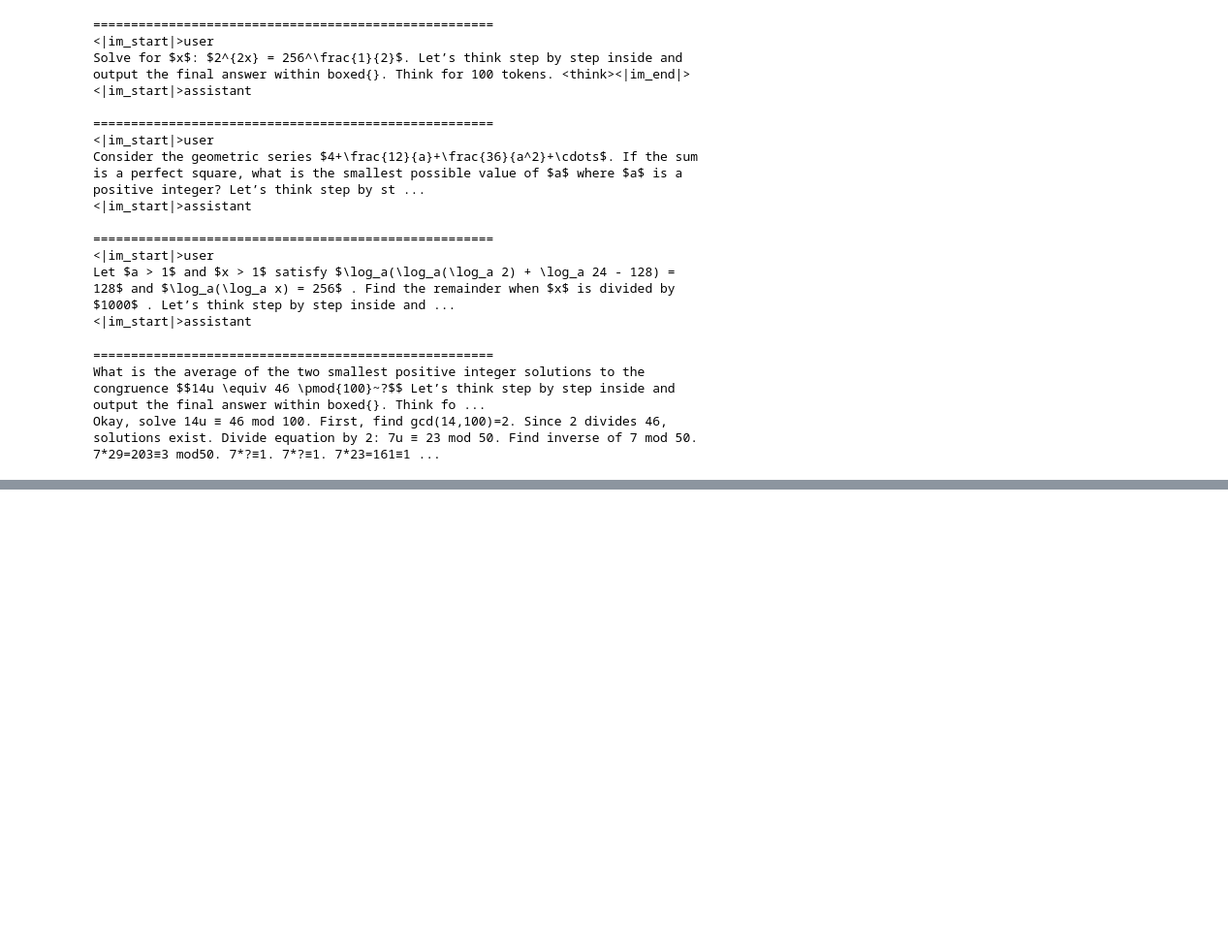
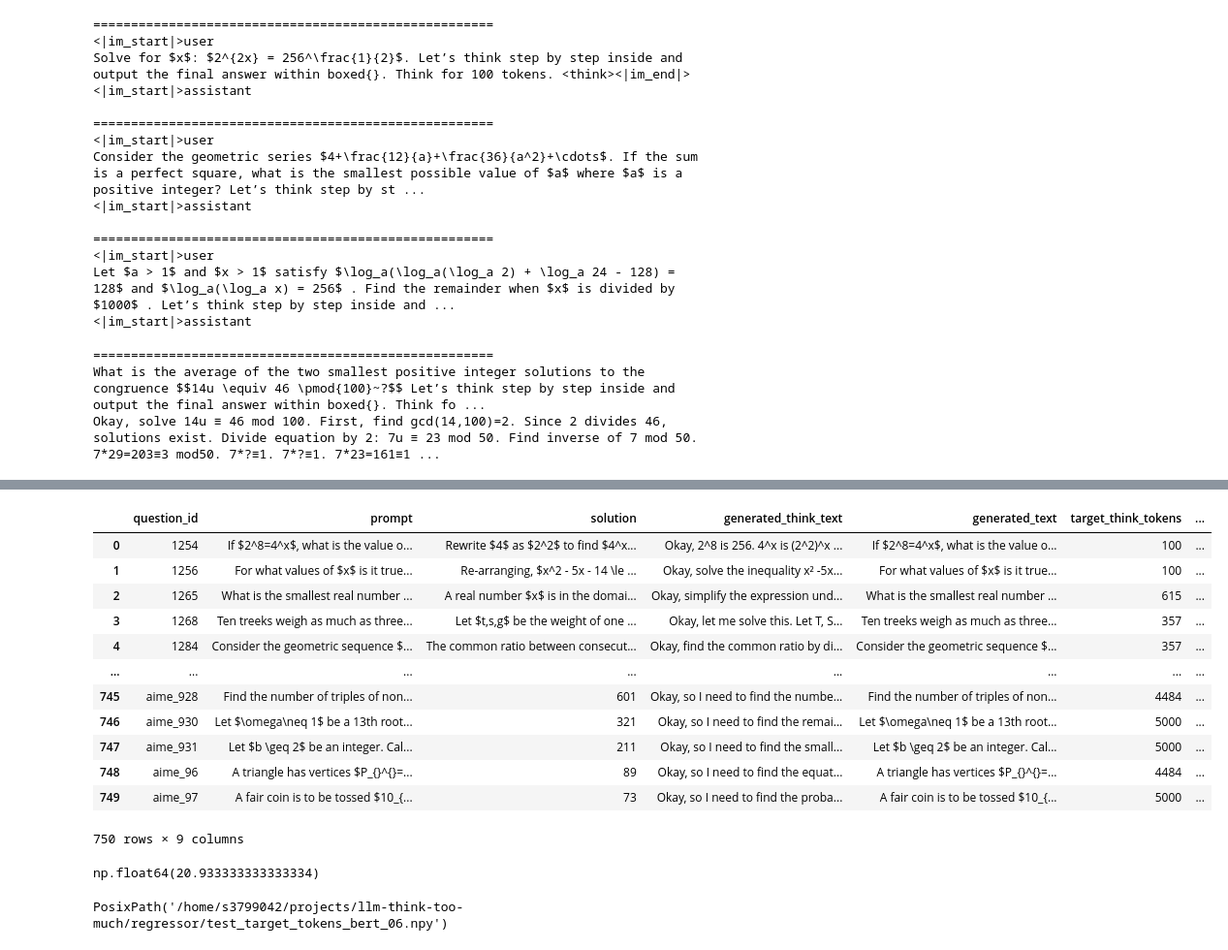
Before and after one commit to SebastianJitaru29/llm-think-too-much, a Jupyter notebook: eval_regressor.ipynb, the cells around one changed output, grey strips where cells are left out. Shown at 97% size. Saved outputs shown, nothing was run; the diff lists cells and outputs as text; code cells hidden in the pictures; blank space fills up the shorter version.

```diff
--- a/eval_regressor.ipynb
+++ b/eval_regressor.ipynb
@@ -91,0 +160,32 @@ target_tokens = np.load(TEST_TARGET_TOKENS, allow_pickle=True)
+# %%
+df_test_predictions_L1 = pd.read_parquet(Path().resolve() / "regressor_results_test_L1.parquet")
+df_test_predictions_L1
+# %% [output]
+|  | question_id | prompt | solution | generated_think_text | generated_text | target_think_tokens | ... |
+| 0 | 1254 | If $2^8=4^x$, what is the value o... | Rewrite $4$ as $2^2$ to find $4^x... | Okay, 2^8 is 256. 4^x is (2^2)^x ... | If $2^8=4^x$, what is the value o... | 100 | ... |
+| 1 | 1256 | For what values of $x$ is it true... | Re-arranging, $x^2 - 5x - 14 \le ... | Okay, solve the inequality x² -5x... | For what values of $x$ is it true... | 100 | ... |
+| 2 | 1265 | What is the smallest real number ... | A real number $x$ is in the domai... | Okay, simplify the expression und... | What is the smallest real number ... | 615 | ... |
+| 3 | 1268 | Ten treeks weigh as much as three... | Let $t,s,g$ be the weight of one ... | Okay, let me solve this. Let T, S... | Ten treeks weigh as much as three... | 357 | ... |
+| 4 | 1284 | Consider the geometric sequence $... | The common ratio between consecut... | Okay, find the common ratio by di... | Consider the geometric sequence $... | 357 | ... |
+| ... | ... | ... | ... | ... | ... | ... | ... |
+| 745 | aime_928 | Find the number of triples of non... | 601 | Okay, so I need to find the numbe... | Find the number of triples of non... | 4484 | ... |
+| 746 | aime_930 | Let $\omega\neq 1$ be a 13th root... | 321 | Okay, so I need to find the remai... | Let $\omega\neq 1$ be a 13th root... | 5000 | ... |
+| 747 | aime_931 | Let $b \geq 2$ be an integer. Cal... | 211 | Okay, so I need to find the small... | Let $b \geq 2$ be an integer. Cal... | 5000 | ... |
+| 748 | aime_96 | A triangle has vertices $P_{}^{}=... | 89 | Okay, so I need to find the equat... | A triangle has vertices $P_{}^{}=... | 4484 | ... |
+| 749 | aime_97 | A fair coin is to be tossed $10_{... | 73 | Okay, so I need to find the proba... | A fair coin is to be tossed $10_{... | 5000 | ... |
+750 rows × 9 columns
+# %%
+result = result.reset_index()
+
+percentage = (
+    (result["target_think_tokens"] == df_test_predictions_L1["target_think_tokens"])
+    .mean() * 100
+)
+
+percentage
+# %% [output]
+np.float64(20.933333333333334)
+# %%
+Path().resolve() / "regressor" / "test_target_tokens_bert_06.npy"
+# %% [output]
+PosixPath('/home/s3799042/projects/llm-think-too-much/regressor/test_target_tokens_bert_06.npy')
```
Also changed, not shown: parts of 10 cells of this notebook, 26 other files.
